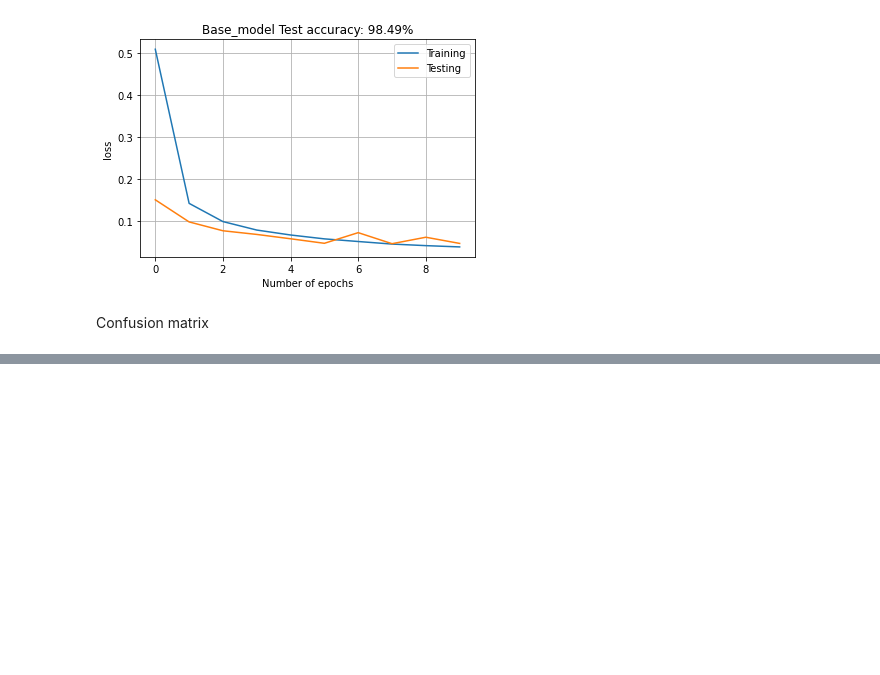
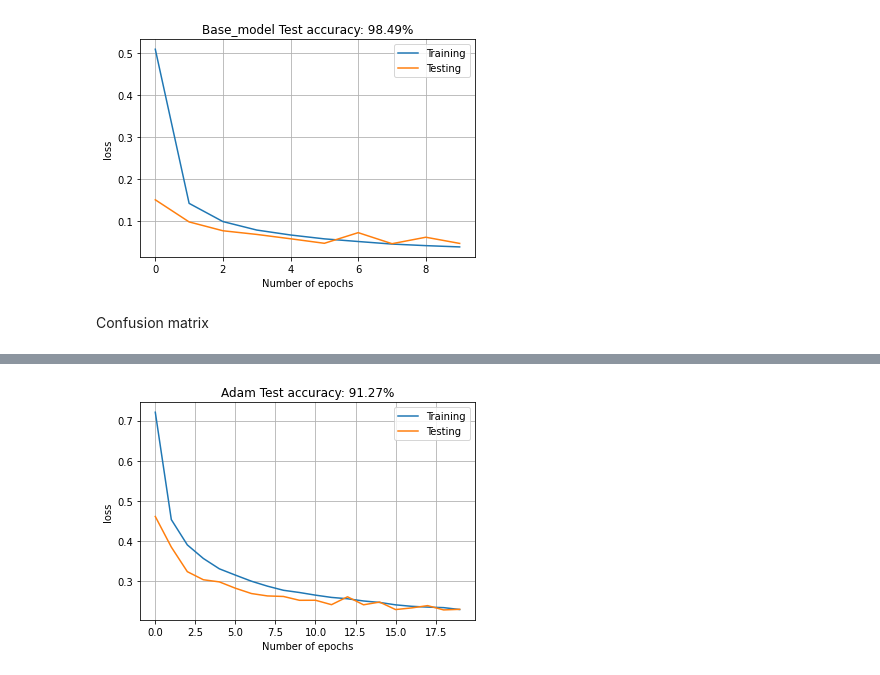
Before and after one commit to Nelson-Jnrnd/ARN_L4, a Jupyter notebook: notebooks/Fashion.ipynb, the cells around one changed output, grey strips where cells are left out. Drawn from its saved outputs; the diff is of its cells as text; code cells hidden in the pictures; blank space fills up the shorter version.

```diff
--- a/notebooks/Fashion.ipynb
+++ b/notebooks/Fashion.ipynb
@@ -207,3 +188,37 @@ measure_model_perf(model, X_test, Y_test, history, title)
 [figure]
 # %% [markdown]
 Confusion matrix
+# %%
+from keras.models import Sequential
+from tensorflow.keras.optimizers import Adam
+
+batch_size = 128
+n_epoch = 20
+
+title = 'Adam'
+
+model = Sequential()
+model.add(Conv2D(32, kernel_size=(3, 3),
+                 activation='relu',
+                 input_shape=(height, width, 1)))
+model.add(MaxPooling2D((2, 2)))
+model.add(Dropout(0.25))
+model.add(Conv2D(64, (3, 3), activation='relu'))
+model.add(MaxPooling2D(pool_size=(2, 2)))
+model.add(Dropout(0.25))
+model.add(Conv2D(128, (3, 3), activation='relu'))
+model.add(Dropout(0.4))
+model.add(Flatten())
+model.add(Dense(128, activation='relu'))
+model.add(Dropout(0.3))
+model.add(Dense(n_classes, activation='softmax'))
+
+optimizer = Adam()
+
+model.compile(loss='categorical_crossentropy', optimizer=optimizer, metrics=['accuracy'])
+history = model.fit(X_train, Y_train,
+                    batch_size=batch_size, epochs=n_epoch,
+                    verbose=1, validation_data=(X_test, Y_test))
+
+measure_model_perf(model, X_test, Y_test, history, title)
+# %% [output]
@@ -209,0 +242 @@ Confusion matrix
+[figure, added]
```
Also changed, not shown: parts of 13 cells of this notebook, 14 other files.
